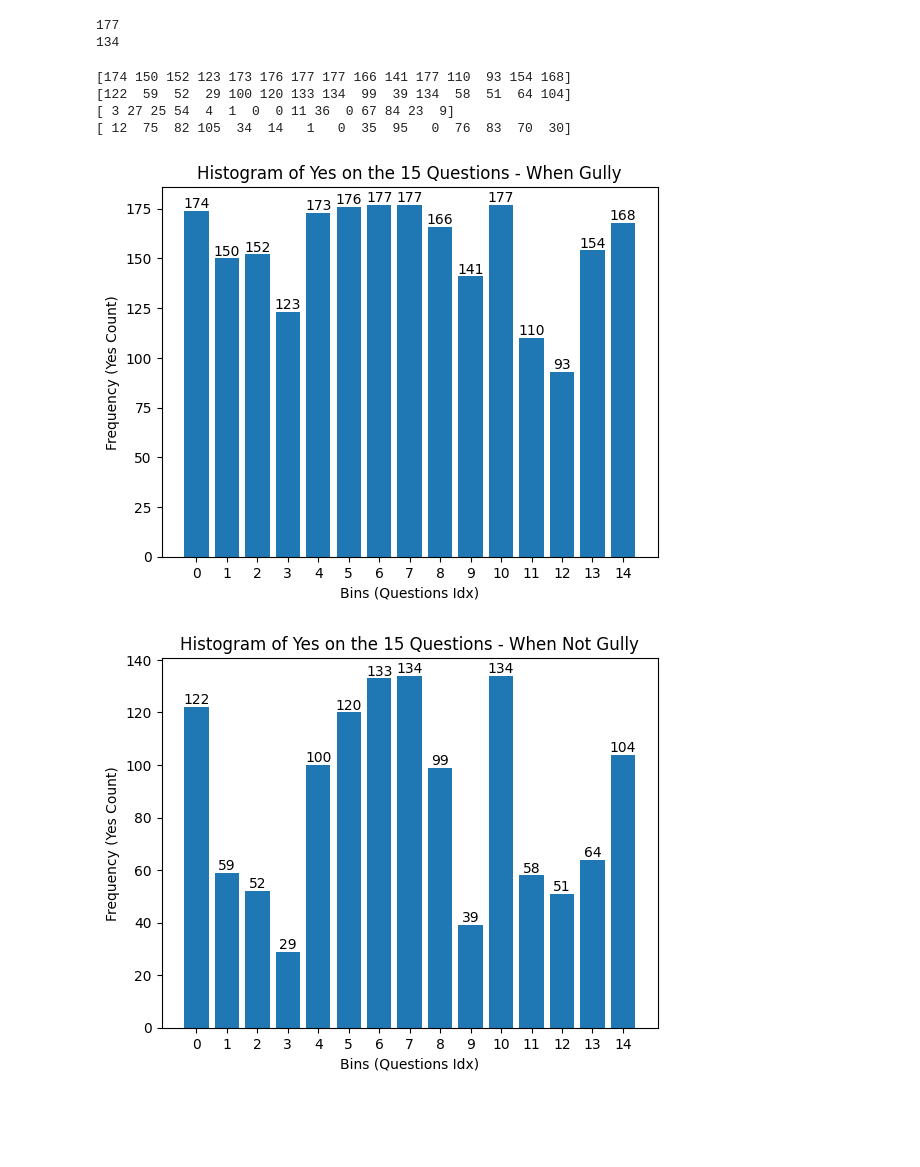
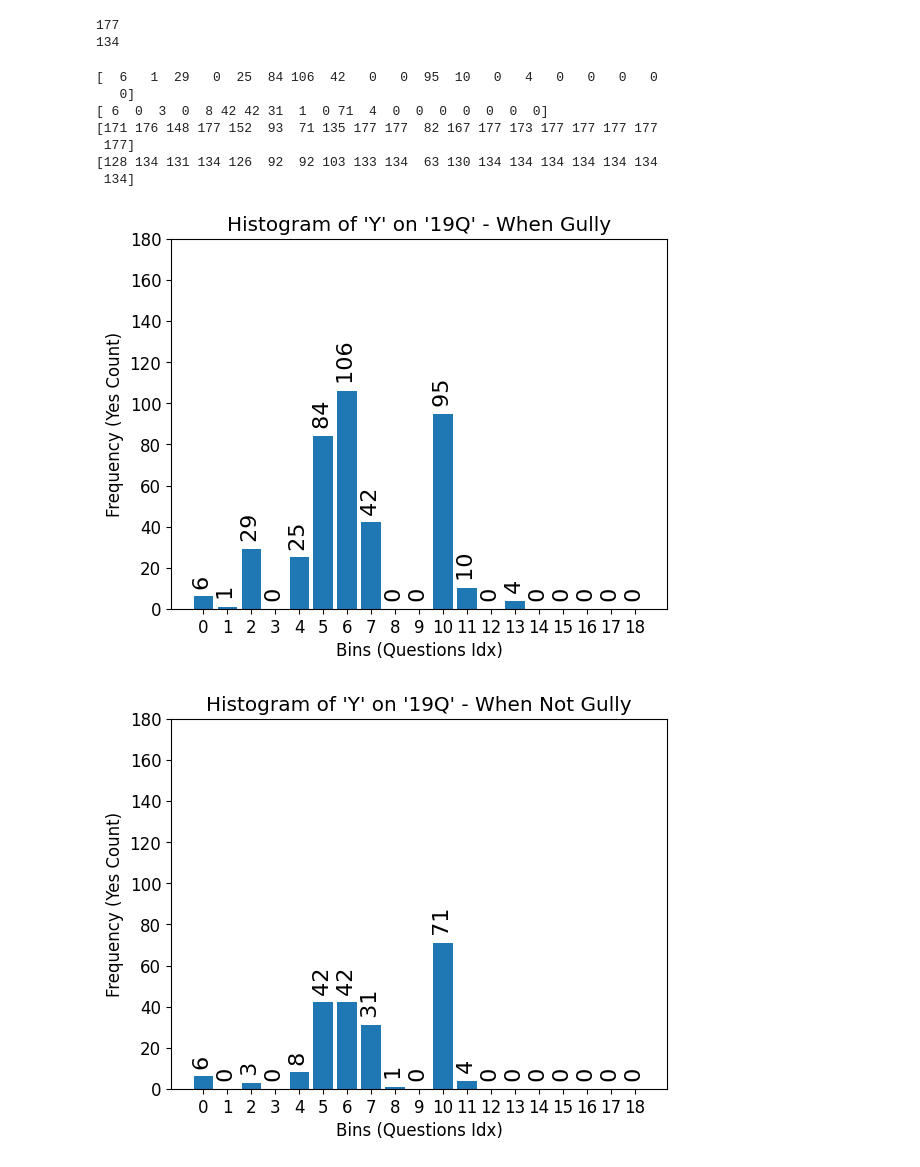
Before and after one commit to SMATousi/WACV-2025-Workshop-ViGIR, a Jupyter notebook: WACV_histogram_questions.ipynb, the cells around one changed output. Saved outputs shown, nothing was run; the diff lists cells and outputs as text; code cells hidden in the pictures; blank space fills up the shorter version.

Commit message:
Results

```diff
--- a/WACV_histogram_questions.ipynb
+++ b/WACV_histogram_questions.ipynb
@@ -59,7 +59,8 @@ Number of Annotated GT Images (List):  311
 # Load results from a specifc model
 #filename = 'valid_'+args.modelname+'.json'
 #filename = 'valid_llama3_90b.json'
-filename = 'test_Qwen2-VL-72B-Instruct-QAs.json'
+#filename = 'test_Qwen2-VL-72B-Instruct-QAs.json'
+filename = 'test_19Q_llama3.2-vision:90b.json'
 with open((os.path.join(args.results_dir, filename)), 'r') as file:
     result_data = json.load(file)
 
@@ -94,5 +95,5 @@ result_data
 # %%
-num_questions = 15
+num_questions = 19
 histogram_gully = {i: 0 for i in range(num_questions)}
 histogram_not_gully = {i: 0 for i in range(num_questions)}
 no_histogram_gully = {i: 0 for i in range(num_questions)}
@@ -121,18 +122,40 @@ for key, item in result_data.items():
         #print(item[idx][-1].split('.')[0])
         #print(item[idx][-1][0])
         #sys.exit()
-        if item[idx][0]['label'] == '4' and item[idx][-1][0].split('.')[0] == 'Yes':
+        if item[idx][0]['label'] == '4' and item[idx][-1].split('.')[0] == 'Yes':
             histogram_gully[idx] += 1
 
-        if item[idx][0]['label'] == '0' and item[idx][-1][0].split('.')[0] == 'Yes':
+        if item[idx][0]['label'] == '0' and item[idx][-1].split('.')[0] == 'Yes':
             histogram_not_gully[idx] += 1
 
 
-        if item[idx][0]['label'] == '4' and item[idx][-1][0].split('.')[0] == 'No':
+        if item[idx][0]['label'] == '4' and item[idx][-1].split('.')[0] == 'No':
             no_histogram_gully[idx] += 1
 
-        if item[idx][0]['label'] == '0' and item[idx][-1][0].split('.')[0] == 'No':
+        if item[idx][0]['label'] == '0' and item[idx][-1].split('.')[0] == 'No':
             no_histogram_not_gully[idx] += 1
+# %%
+for key, item in result_data.items():
+    #print(key)
+    #print(item)
+    #print(len(item))
+    for idx in range(len(item)):
+        #print(item[idx][0]['label'])
+        #print(item[idx][-1].split('.')[0])
+        #print(item[idx][-1][0])
+        #sys.exit()
+        if item[idx][0]['label'] == '4' and item[idx][-1][0].split('.')[0] == 'Yes':
+            histogram_gully[idx] += 1
+
+        if item[idx][0]['label'] == '0' and item[idx][-1][0].split('.')[0] == 'Yes':
+            histogram_not_gully[idx] += 1
+
+
+        if item[idx][0]['label'] == '4' and item[idx][-1][0].split('.')[0] == 'No':
+            no_histogram_gully[idx] += 1
+
+        if item[idx][0]['label'] == '0' and item[idx][-1][0].split('.')[0] == 'No':
+            no_histogram_not_gully[idx] += 1
 # %%
 histogram_gully_values = np.array(list(histogram_gully.values()))
 histogram_not_gully_values = np.array(list(histogram_not_gully.values()))
@@ -144,48 +167,58 @@ print(histogram_not_gully_values)
 print(no_histogram_gully_values)
 print(no_histogram_not_gully_values)
 # %% [output]
-[174 150 152 123 173 176 177 177 166 141 177 110  93 154 168]
-[122  59  52  29 100 120 133 134  99  39 134  58  51  64 104]
-[ 3 27 25 54  4  1  0  0 11 36  0 67 84 23  9]
-[ 12  75  82 105  34  14   1   0  35  95   0  76  83  70  30]
+[  6   1  29   0  25  84 106  42   0   0  95  10   0   4   0   0   0   0
+   0]
+[ 6  0  3  0  8 42 42 31  1  0 71  4  0  0  0  0  0  0  0]
+[171 176 148 177 152  93  71 135 177 177  82 167 177 173 177 177 177 177
+ 177]
+[128 134 131 134 126  92  92 103 133 134  63 130 134 134 134 134 134 134
+ 134]
 # %%
+import matplotlib
+matplotlib.rcParams.update({'font.size': 12})
+
 fig, ax = plt.subplots()
 values = np.linspace(0, num_questions-1, num_questions)
 bars = ax.bar(values, histogram_gully_values)
 for bar in bars:
     yval = bar.get_height()
-    ax.text(bar.get_x() + bar.get_width() / 2, yval, str(yval), va='bottom', ha='center')
+    ax.text(bar.get_x() + bar.get_width() / 2, yval, " "+str(yval), va='bottom', ha='center', rotation=90, fontsize=16, horizontalalignment='center')
 
 
 plt.xticks(np.arange(num_questions))
 plt.xlabel('Bins (Questions Idx)')
 plt.ylabel('Frequency (Yes Count)')
-plt.title('Histogram of Yes on the 15 Questions - When Gully')
+plt.title("Histogram of 'Y' on '19Q' - When Gully")
+plt.ylim([0,180])
 
-#plt.savefig("histogram_yes_when_gully.pdf", format="pdf")
+plt.savefig("histogram_yes_when_gully_19.pdf", format="pdf")
 plt.show()
 
 
 #plt.hist(histogram_gully_values, bins=15, color='skyblue', edgecolor='black')
 # %% [output]
-[figure, old version]
+[figure, new version]
 # %%
 fig, ax = plt.subplots()
 values = np.linspace(0, num_questions-1, num_questions)
 bars = ax.bar(values, histogram_not_gully_values)
 for bar in bars:
     yval = bar.get_height()
-    ax.text(bar.get_x() + bar.get_width() / 2, yval, str(yval), va='bottom', ha='center')
+    ax.text(bar.get_x() + bar.get_width() / 2, yval, " "+str(yval), va='bottom', ha='center', rotation=90, fontsize=16, horizontalalignment='center')
+    #ax.text(bar.get_x() + bar.get_width() / 2, yval, str(yval), va='bottom', ha='center')
 
 
 plt.xticks(np.arange(num_questions))
 plt.xlabel('Bins (Questions Idx)')
 plt.ylabel('Frequency (Yes Count)')
-plt.title('Histogram of Yes on the 15 Questions - When Not Gully')
-#plt.savefig("histogram_yes_when_not_gully.pdf")
+plt.title("Histogram of 'Y' on '19Q' - When Not Gully")
+plt.ylim([0,180])
+
+plt.savefig("histogram_yes_when_not_gully_19.pdf")
 plt.show()
 # %% [output]
-[figure, old version]
+[figure, new version]
 # %%
 fig, ax = plt.subplots()
 values = np.linspace(0, num_questions-1, num_questions)
```
Also changed, not shown: parts of 4 cells of this notebook, 6 other files.
